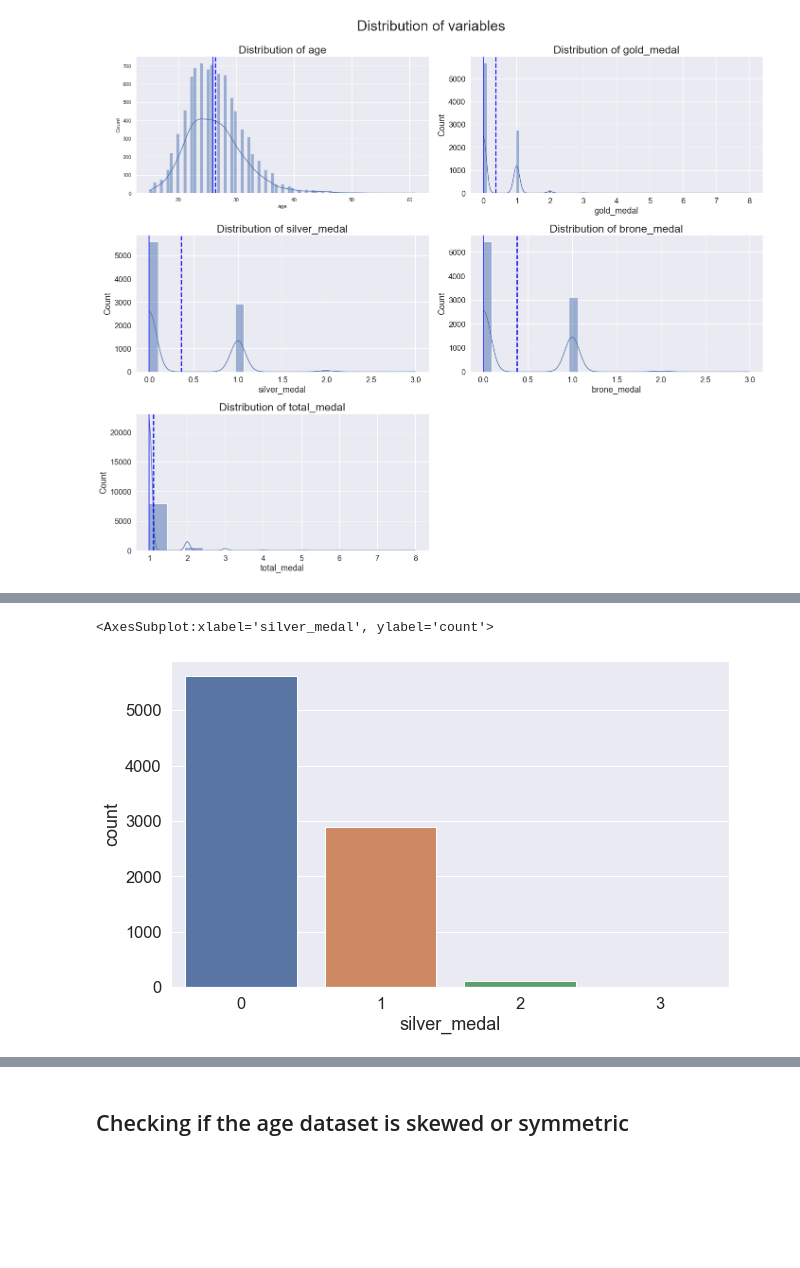
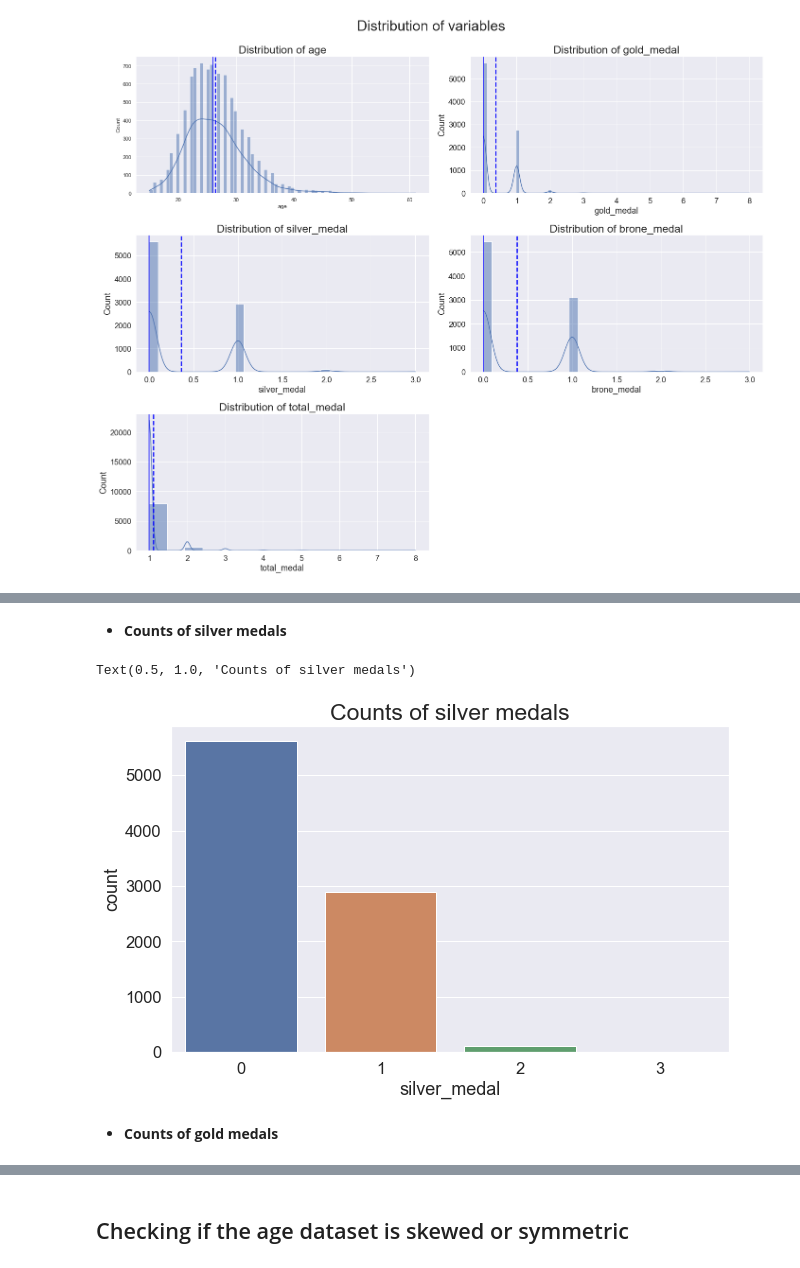
Before and after one commit to rhythmbhavsar/Olympic-, a Jupyter notebook: Olympic Analysis.ipynb, the cells around one changed output, grey strips where cells are left out. Drawn from its saved outputs; the diff is of its cells as text; code cells hidden in the pictures; blank space fills up the shorter version.

Commit message:
Olympic Analysis | Version: 1.2

```diff
--- a/Olympic Analysis.ipynb
+++ b/Olympic Analysis.ipynb
@@ -273,0 +310,13 @@ plt.show()
+# %%
+n=1
+plt.subplots(figsize=(20, 16))
+for i in numeric:
+    plt.subplot(3,2,n)
+    ax = plt.gca()
+    sns.set(font_scale = 1.5)
+    sns.boxplot(x=olympic[i], palette='Set3')
+    ax.set_title('Outliers of %s'%(i), fontsize=23)
+    n+=1
+    plt.tight_layout()
+plt.suptitle('Distribution of variables', y=1.03, fontsize=30)
+plt.show()
@@ -274,7 +325,12 @@ plt.show()
+# %% [markdown]
+-  **Counts of silver medals**
 # %%
 sns.countplot(x='silver_medal', data=olympic)
+plt.title('Counts of silver medals', fontsize=23)
 # %% [output]
-<AxesSubplot:xlabel='silver_medal', ylabel='count'>
+Text(0.5, 1.0, 'Counts of silver medals')
-[figure, old version]
+[figure, new version]
+# %% [markdown]
+-  **Counts of gold medals**
 # %%
 sns.countplot(x='gold_medal', data=olympic)
```
Also changed, not shown: parts of 38 cells of this notebook.
